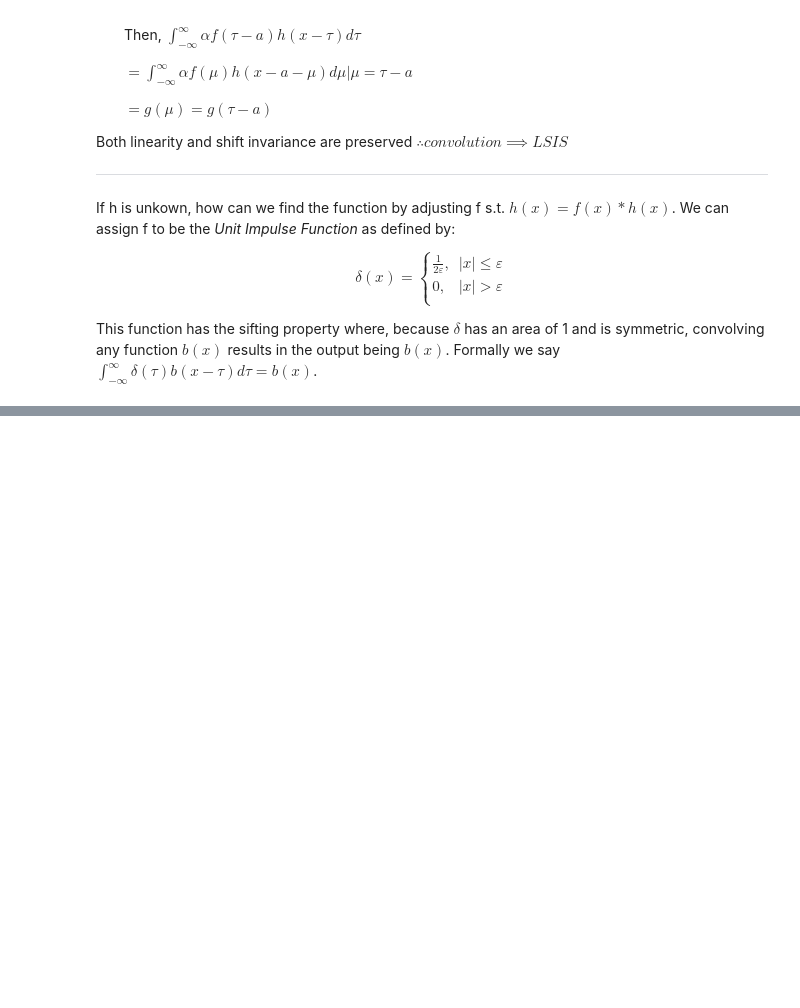
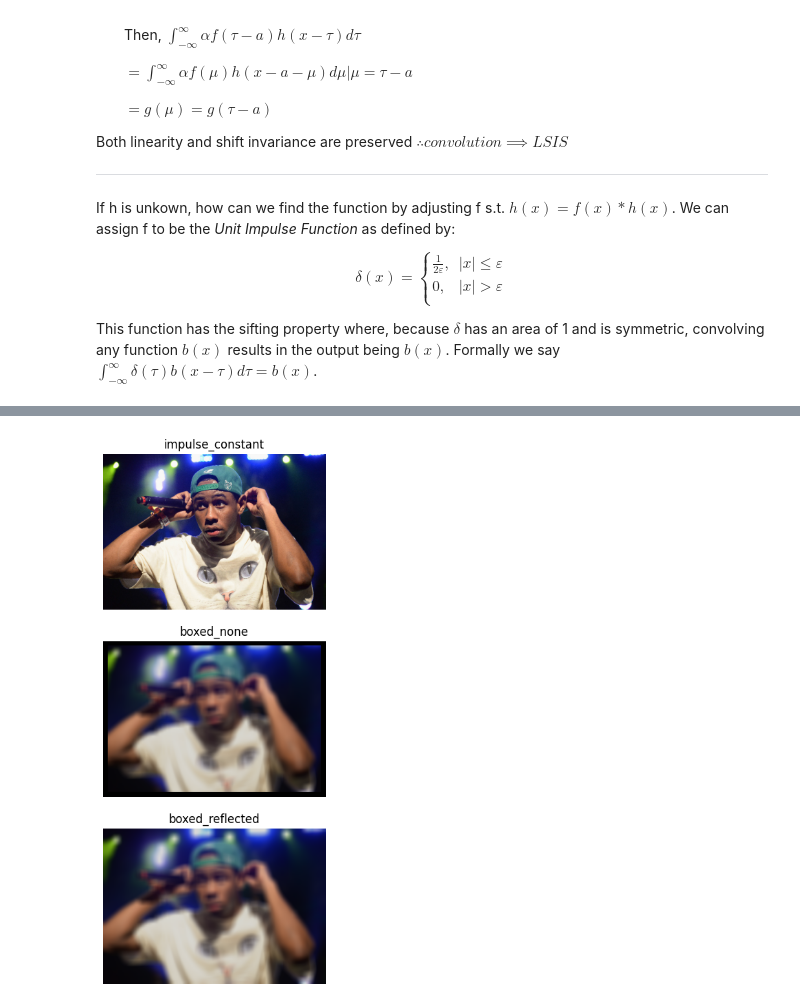
Before and after one commit to aarush-umap/3Dvision, a Jupyter notebook: image_processing.ipynb, the cells around one changed output, grey strips where cells are left out. Cells and saved outputs as stored; diff of their text form; code cells hidden in the pictures; blank space fills up the shorter version.

```diff
--- a/image_processing.ipynb
+++ b/image_processing.ipynb
@@ -169,0 +197,41 @@ This function has the sifting property where, because $\delta$ has an area of 1
+# %%
+def raster_convolve(image, kernel, pad):
+    H, W, _ = image.shape
+    kh, kw, _ = kernel.shape
+    if kh % 2 == 0 or kw != kh:
+        raise Exception(f'This function only supports square, odd sized kernels but recieved shape:{kernel.shape}')
+
+    padx, pady = kh//2,kw//2
+    output = np.zeros_like(image)
+
+    if pad == 'none':
+        for i in  range(padx, H - padx):
+            for j in range(pady, W - pady):
+                output[i,j] = np.sum(kernel * image[(i-padx):(i+padx+1), (j-pady):(j+pady+1)], axis=(0,1))
+        return output
+    if pad == 'constant':
+        image = np.pad(image, ((padx, padx), (pady, pady), (0, 0)), 'constant', constant_values=1)
+    if pad == 'reflect':
+        image = np.pad(image, ((padx, padx), (pady, pady), (0, 0)), 'reflect')
+
+    for i in range(padx, H + padx):
+        for j in range(pady, W + pady):
+            output[i - padx, j - pady] = np.sum(kernel * image[(i-padx):(i+padx+1), (j-pady):(j+pady+1)], axis=(0,1))
+
+    return output
+# %%
+padded_images = {
+    'impulse_constant' : raster_convolve(tyler, impulse_filter, 'constant'),
+    "boxed_none" : raster_convolve(tyler, box_filter, 'none'),
+    'boxed_reflected' : raster_convolve(tyler, box_filter, 'reflect')
+}
+# %%
+fig, ax = plt.subplots(3,1, figsize=(15,10))
+for i, (name, img) in enumerate(padded_images.items()):
+    ax[i].imshow(cv2.cvtColor(img, cv2.COLOR_BGR2RGB))
+    ax[i].axis('off')
+    ax[i].set_title(name)
+
+plt.show()
+# %% [output]
+[figure, added]
```
Also changed, not shown: parts of 4 cells of this notebook.
